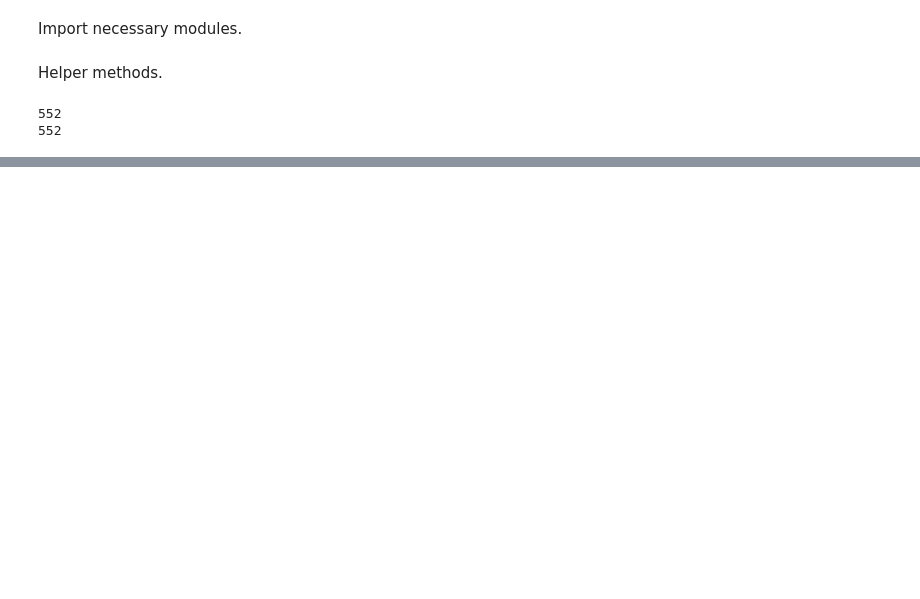
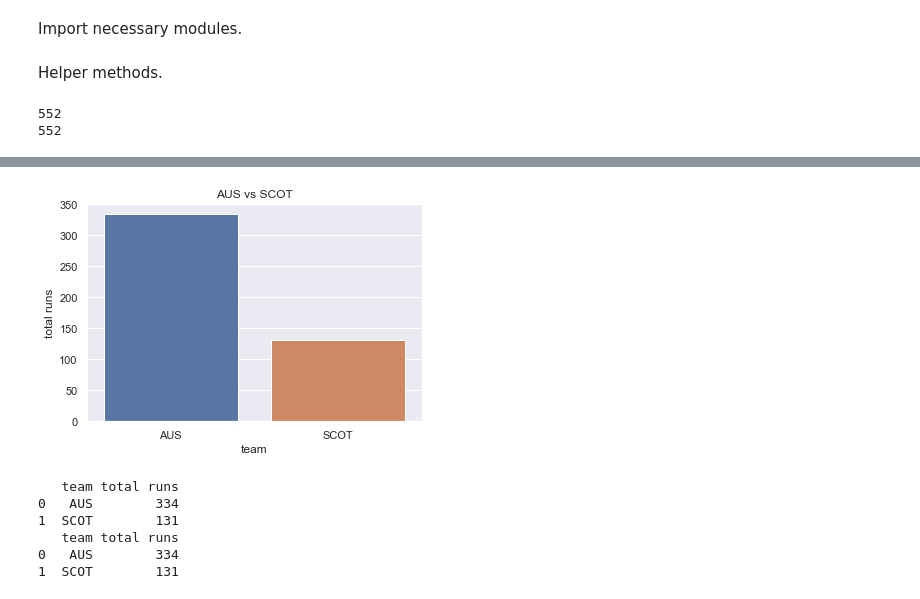
Before and after one commit to MaharshSuryawala/Cricket-EDA, a Jupyter notebook: cricket-eda.ipynb, the cells around one changed output, grey strips where cells are left out. Drawn from its saved outputs; the diff is of its cells as text; code cells hidden in the pictures; blank space fills up the shorter version.

```diff
--- a/cricket-eda.ipynb
+++ b/cricket-eda.ipynb
@@ -69,0 +98,11 @@ print(total_runs_scot)
+# %%
+match_team_scores = get_inning_runs(cricket_data)
+print(match_team_scores)
+# %% [output]
+[figure, added]
+   team total runs
+0   AUS        334
+1  SCOT        131
+   team total runs
+0   AUS        334
+1  SCOT        131
```
Also changed, not shown: parts of 5 cells of this notebook, 1 other file.
